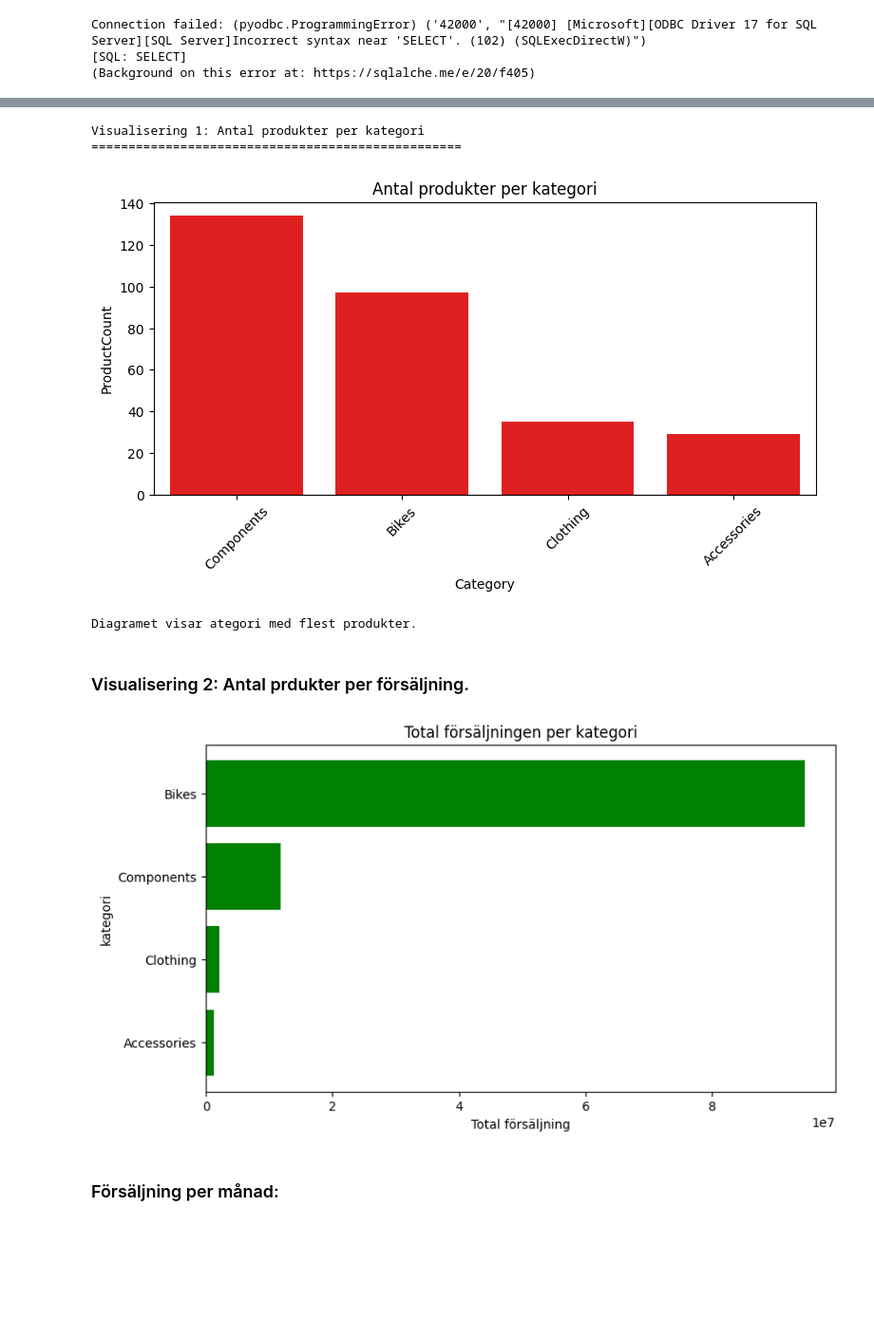
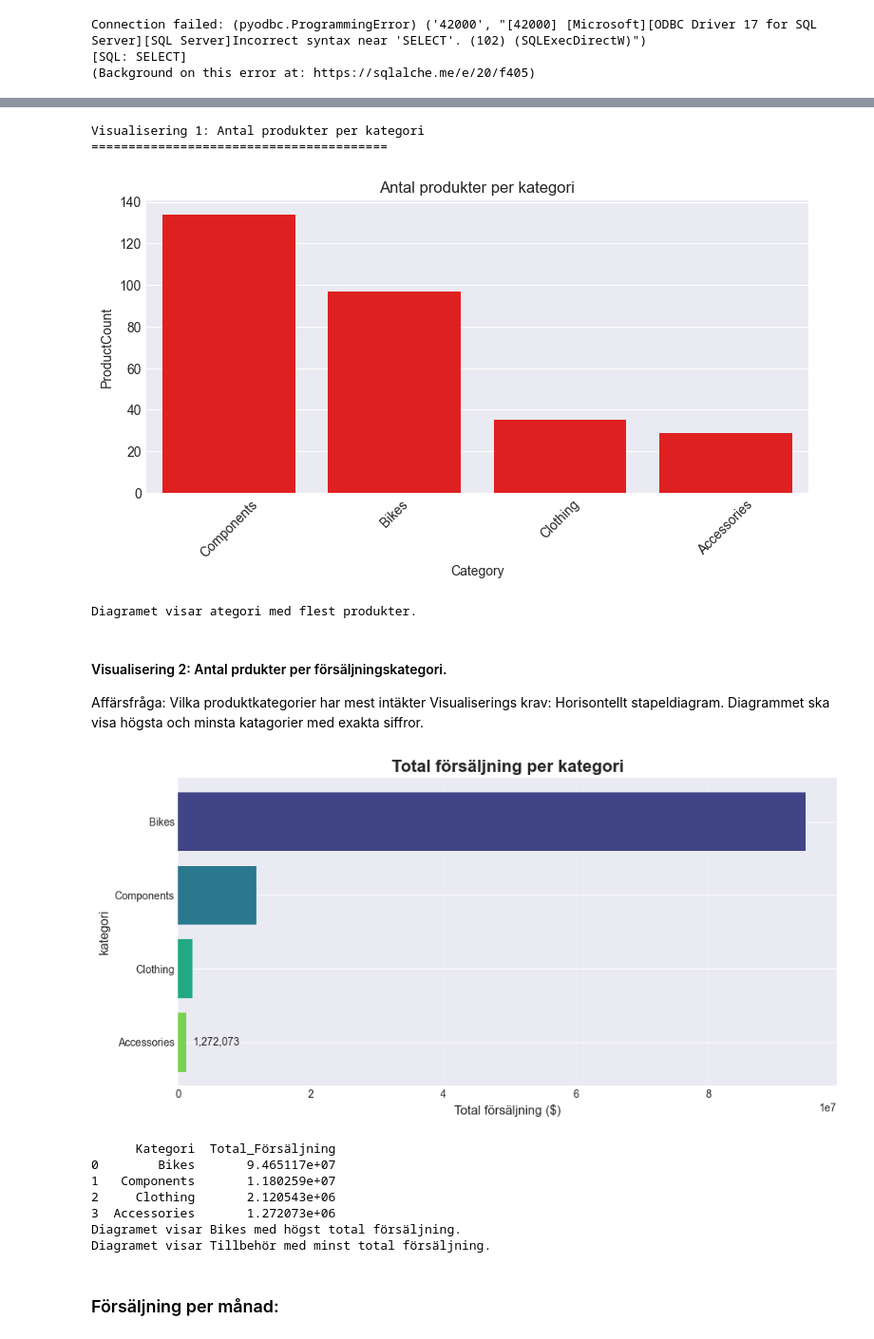
Before and after one commit to IrfanPallani/adventureworks_sanalysis, a Jupyter notebook: Forsaljnings_Analys.ipynb, the cells around one changed output, grey strips where cells are left out. Shown at 95% size. Drawn from its saved outputs; the diff is of its cells as text; code cells hidden in the pictures; blank space fills up the shorter version.

```diff
--- a/Forsaljnings_Analys.ipynb
+++ b/Forsaljnings_Analys.ipynb
@@ -8,12 +8,17 @@ Målet med analysen är att ge affärsinsikter som kan stödja strategiska beslu
 I denna uppgift använder vi python för visualisering och analysering. och SQL för att hämtar data från databasen.
 # %%
 import pandas as pd
+import numpy as np
 import matplotlib.pyplot as plt
 import seaborn as sns
 from sqlalchemy import create_engine, text
 from urllib.parse import quote_plus
 import warnings
-warnings.filterwarnings("ignore", category=UserWarning, module="sqlalchemy")
+warnings.filterwarnings("ignore")
+
+plt.style.use('seaborn-v0_8-darkgrid')
+sns.set_palette('Set2')
+
 
 user = 'SA'
 password = quote_plus("Salamjan1")
@@ -45,8 +50,8 @@ Visualiserings krav: Vertikalstapeldiagram.
 Vi kopplar samman produkt, Subkategori och huvudkategori.
 # %%
-print("\n" + "" * 50)
+print("\n" + "" * 40 + "\n")
 print("Visualisering 1: Antal produkter per kategori")
-print("="*50)
+print("="*40 + "\n")
 sql_1 = """
 SELECT
     pc.Name AS Category,
@@ -58,7 +63,7 @@ GROUP BY pc.Name
 ORDER BY ProducTCount DESC
 """
 
-
+df1 =pd.DataFrame()
 df1 = pd.read_sql(sql_1, engine)
 
 plt.figure(figsize=(9,4))
@@ -69,39 +74,63 @@ plt.show()
 print("Diagramet visar ategori med flest produkter.")
 # %% [output]
 Visualisering 1: Antal produkter per kategori
-==================================================
+========================================
-[figure, old version]
+[figure, new version]
 Diagramet visar ategori med flest produkter.
 # %% [markdown]
-### Visualisering 2: Antal prdukter per försäljning.
+#### Visualisering 2: Antal prdukter per försäljningskategori.
+Affärsfråga: Vilka produktkategorier har mest intäkter
+Visualiserings krav: Horisontellt stapeldiagram.
+Diagrammet ska visa högsta och minsta katagorier med exakta siffror.
 # %%
 sql_2 = """
 SELECT
     pc.Name AS Category,
     SUM(sod.LineTotal) AS Totalsales
 FROM Sales.SalesOrderDetail sod
 JOIN Production.Product p
     ON sod.ProductID = p.ProductID
 JOIN Production.ProductSubcategory ps
     ON p.ProductSubcategoryID = ps.ProductSubcategoryID
 JOIN Production.ProductCategory pc
     ON ps.ProductCategoryID = pc.ProductCategoryID
 
 GROUP BY pc.Name
 ORDER BY Totalsales DESC
 """
 
 df2 = pd.read_sql(sql_2, engine)
+df2.rename(columns={'Category':'Kategori', 'Totalsales':'Total_Försäljning'}, inplace=True)
+df2['Total_Försäljning'] = pd.to_numeric(df2['Total_Försäljning'])
+plt.figure(figsize=(10, 5))
 
-plt.figure(figsize=(9,5))
-plt.barh(df2['Category'], df2['Totalsales'], color='green')
-plt.title("Total försäljningen per kategori")
-plt.xlabel("Total försäljning")
+bars = plt.barh(df2['Kategori'], df2['Total_Försäljning'],
+                color=plt.cm.viridis(np.linspace(0.2, 0.8, len(df2))))
+for bar in bars:
+    width = bar.get_width()
+plt.text(width + max(df2['Total_Försäljning'])*0.01, bar.get_y() + bar.get_height()/2,
+             f'{width:,.0f}', ha='left', va='center', fontsize=10)
+
+plt.title('Total försäljning per kategori', fontsize=16, fontweight='bold')
+plt.xlabel("Total försäljning ($)", fontsize=12)
+plt.ylabel("kategori", fontsize=12)
 plt.gca().invert_yaxis()
-plt.ylabel("kategori")
+plt.tight_layout()
+plt.grid(axis='x', alpha=0.3)
 plt.show()
+
+print(df2.head())
+print("Diagramet visar Bikes med högst total försäljning.")
+print('Diagramet visar Tillbehör med minst total försäljning.')
 # %% [output]
-[figure, old version]
+[figure, new version]
+      Kategori  Total_Försäljning
+0        Bikes       9.465117e+07
+1   Components       1.180259e+07
+2     Clothing       2.120543e+06
+3  Accessories       1.272073e+06
+Diagramet visar Bikes med högst total försäljning.
+Diagramet visar Tillbehör med minst total försäljning.
 # %% [markdown]
 ### Försäljning per månad:
 # %%
```
Also changed, not shown: parts of 6 cells of this notebook, 1 other file.
